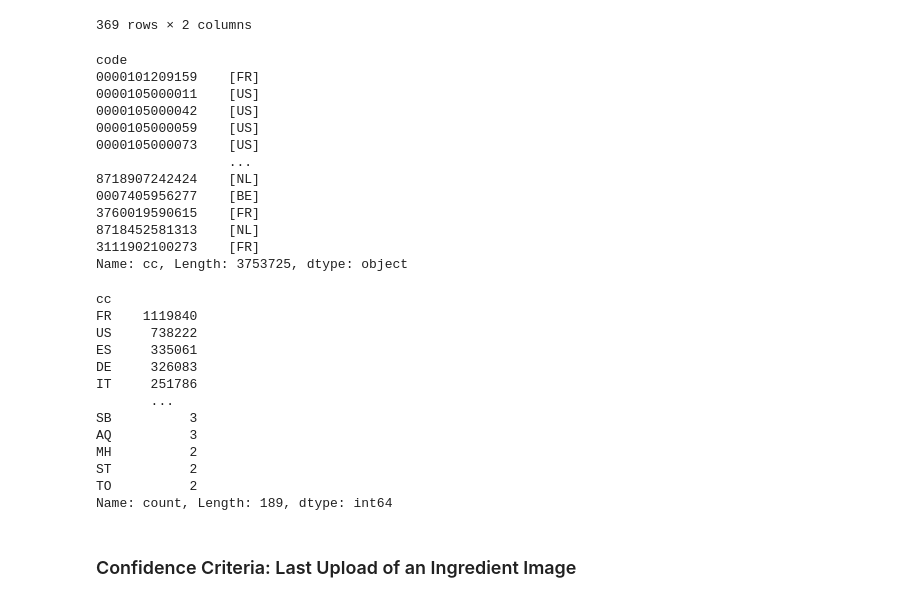
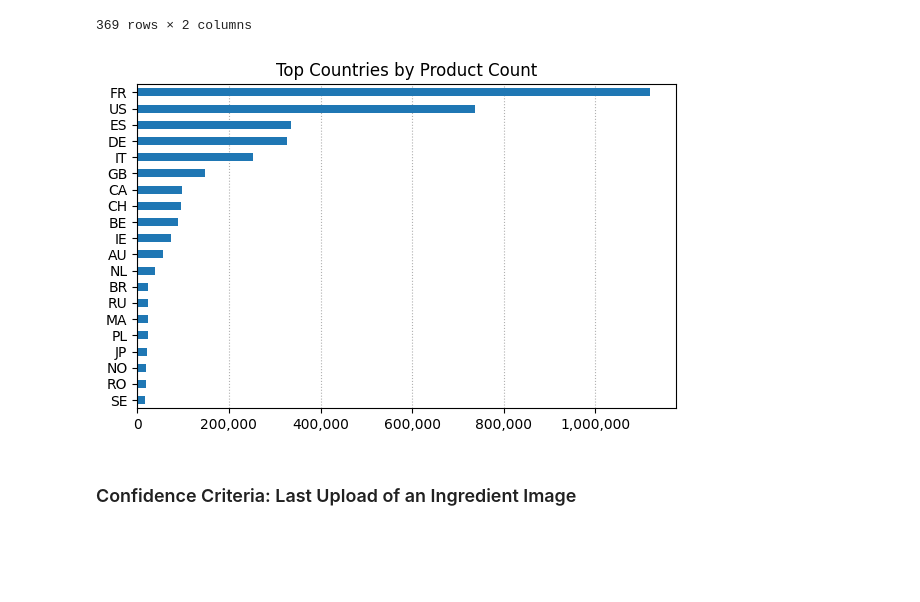
Before and after one commit to goerlitz/openfoodfacts-data-analysis, a Jupyter notebook: notebooks/15_ingredient_analysis3.ipynb, the cells around one changed output. Drawn from its saved outputs; the diff is of its cells as text; code cells hidden in the pictures; blank space fills up the shorter version.

```diff
--- a/notebooks/15_ingredient_analysis3.ipynb
+++ b/notebooks/15_ingredient_analysis3.ipynb
@@ -195,41 +142,30 @@ df_cc
 # %%
 code_lookup = df_cc['code'].to_dict()
 
-# Apply a function only where needed
-df['cc'] = df['countries_tags'].apply(
-    lambda tags: [code_lookup[tag] for tag in tags if tag in code_lookup] if isinstance(tags, list) else None
-)
-df.cc
+def toCountryCode(tags: list):
+    if isinstance(tags, list):
+        return [code_lookup[tag] for tag in tags if tag in code_lookup]
+    else:
+        return None
+
+df['cc'] = df['countries_tags'].apply(toCountryCode)
-# %% [output]
-code
-0000101209159    [FR]
-0000105000011    [US]
-0000105000042    [US]
-0000105000059    [US]
-0000105000073    [US]
-                 ...
-8718907242424    [NL]
-0007405956277    [BE]
-3760019590615    [FR]
-8718452581313    [NL]
-3111902100273    [FR]
-Name: cc, Length: 3753725, dtype: object
 # %%
-df.cc.explode().value_counts()
+top_cc = df.cc.explode().value_counts()
+
+fig, ax = plt.subplots(figsize=(6, 4))
+ax = top_cc[:20].plot.barh()
+
+ax.invert_yaxis()
+ax.set_ylabel(None)
+ax.xaxis.set_major_formatter(lambda x, pos: f'{int(x):,}')
+ax.set_axisbelow(True)
+
+plt.grid(axis='x', linestyle=':', linewidth=0.8)
+plt.title('Top Countries by Product Count')
+plt.tight_layout()
+plt.show()
 # %% [output]
-cc
-FR    1119840
-US     738222
-ES     335061
-DE     326083
-IT     251786
-       ...
-SB          3
-AQ          3
-MH          2
-ST          2
-TO          2
-Name: count, Length: 189, dtype: int64
+[figure, added]
 # %% [markdown]
 ### Confidence Criteria: Last Upload of an Ingredient Image
 # %%
```
Also changed, not shown: parts of 11 cells of this notebook.
